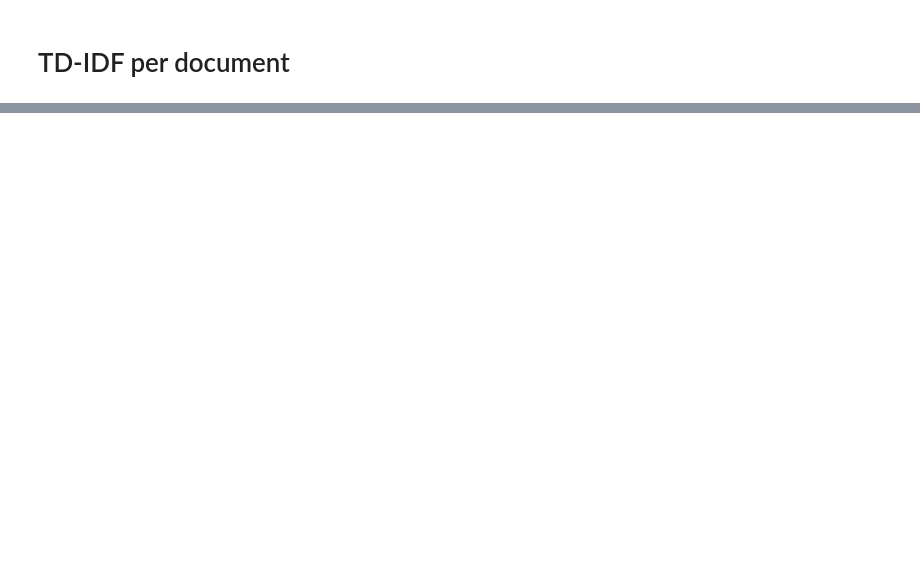
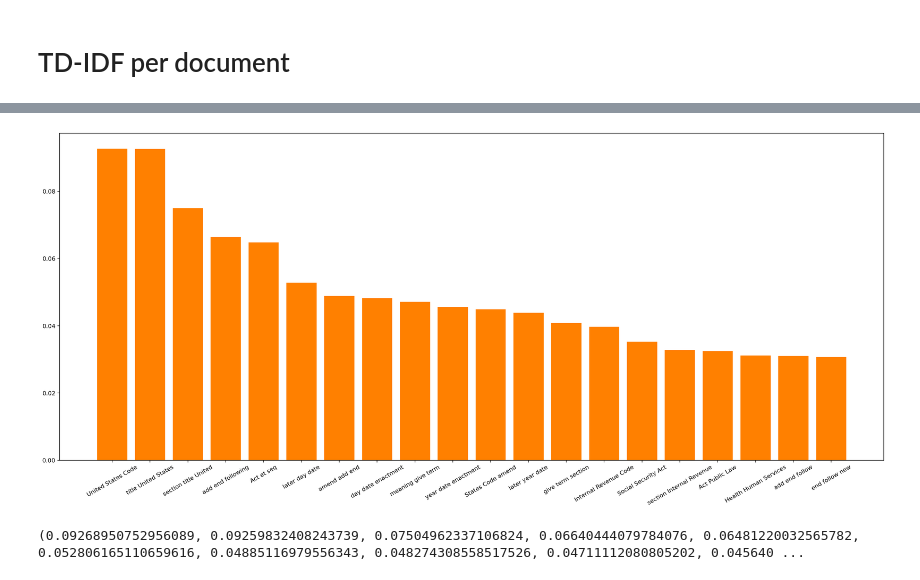
Before and after one commit to JasonD100/bill-analysis, a Jupyter notebook: notebooks/Charts.ipynb, the cells around one changed output, grey strips where cells are left out. Cells and saved outputs as stored; diff of their text form; code cells hidden in the pictures; blank space fills up the shorter version.

```diff
--- a/notebooks/Charts.ipynb
+++ b/notebooks/Charts.ipynb
@@ -65,0 +79,6 @@ plot_terms( labels, values )
+# %%
+plot_terms( labels2, values2 )
+print(values2)
+# %% [output]
+[figure, added]
+(0.09268950752956089, 0.09259832408243739, 0.07504962337106824, 0.06640444079784076, 0.06481220032565782, 0.052806165110659616, 0.04885116979556343, 0.048274308558517526, 0.04711112080805202, 0.045640 ...
```
Also changed, not shown: parts of 9 cells of this notebook, 9 other files.
